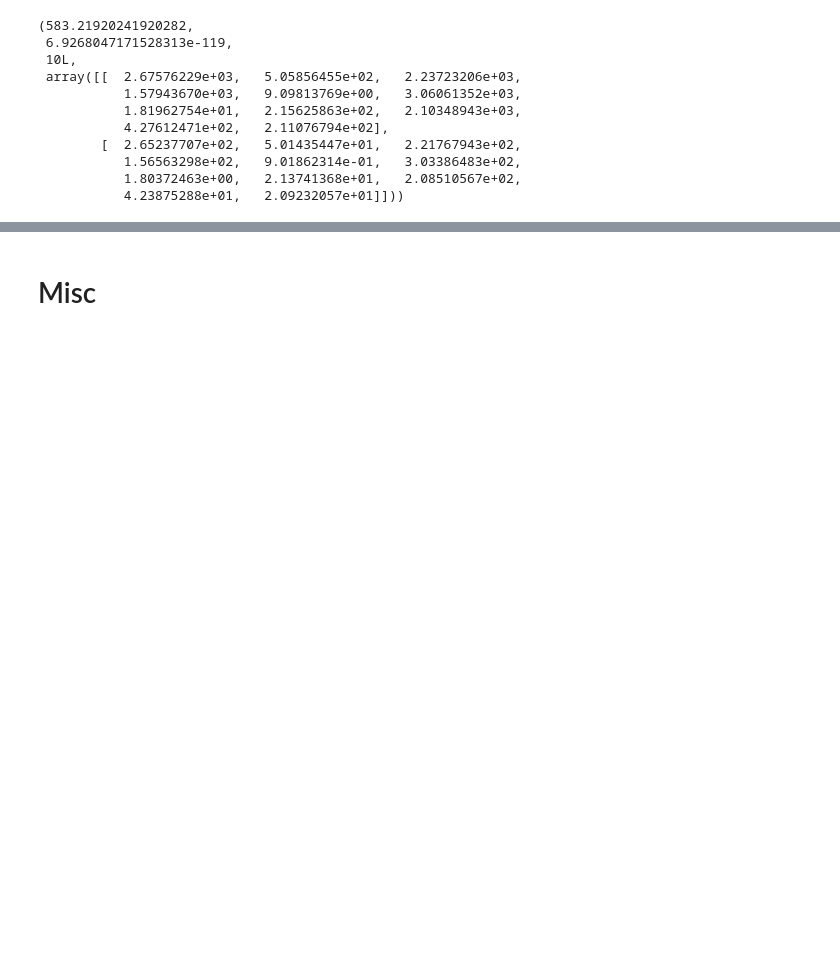
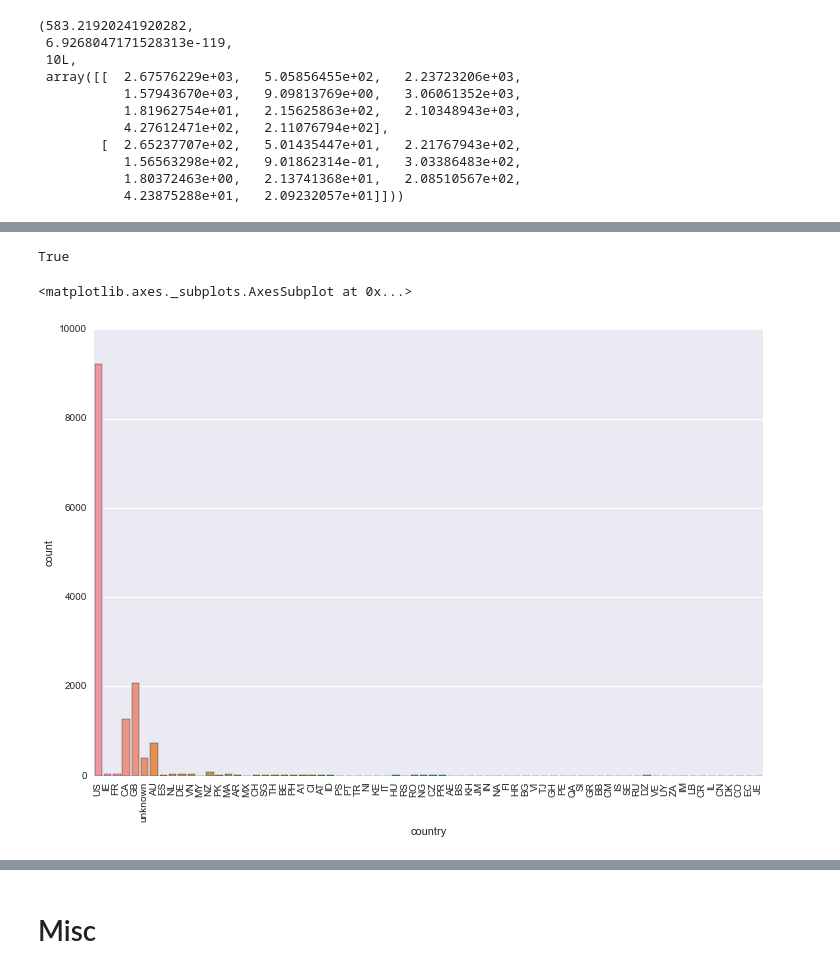
Before and after one commit to BryceLuna/Fraud_Detection, a Jupyter notebook: EDA.ipynb, the cells around one changed output, grey strips where cells are left out. Cells and saved outputs as stored; diff of their text form; code cells hidden in the pictures; blank space fills up the shorter version.

```diff
--- a/EDA.ipynb
+++ b/EDA.ipynb
@@ -248,0 +263,4 @@ array([13044,  1293], dtype=int64)
+# %%
+df['country'] = df.country.map(lambda x: 'unknown' if x == '' else str(x))
+# %%
+df.country.fillna(value='unknown',inplace=True)
@@ -248,0 +277,11 @@ array([13044,  1293], dtype=int64)
+# %%
+len(df.country.map(clean_country))==num_rows
+# %% [output]
+True
+# %%
+fig, ax = plt.subplots(figsize=(12,8))
+plt.xticks(rotation=90)
+sns.countplot(x='country',data=df)
+# %% [output]
+<matplotlib.axes._subplots.AxesSubplot at 0x...>
+[figure, added]
```
Also changed, not shown: parts of 230 cells of this notebook.
